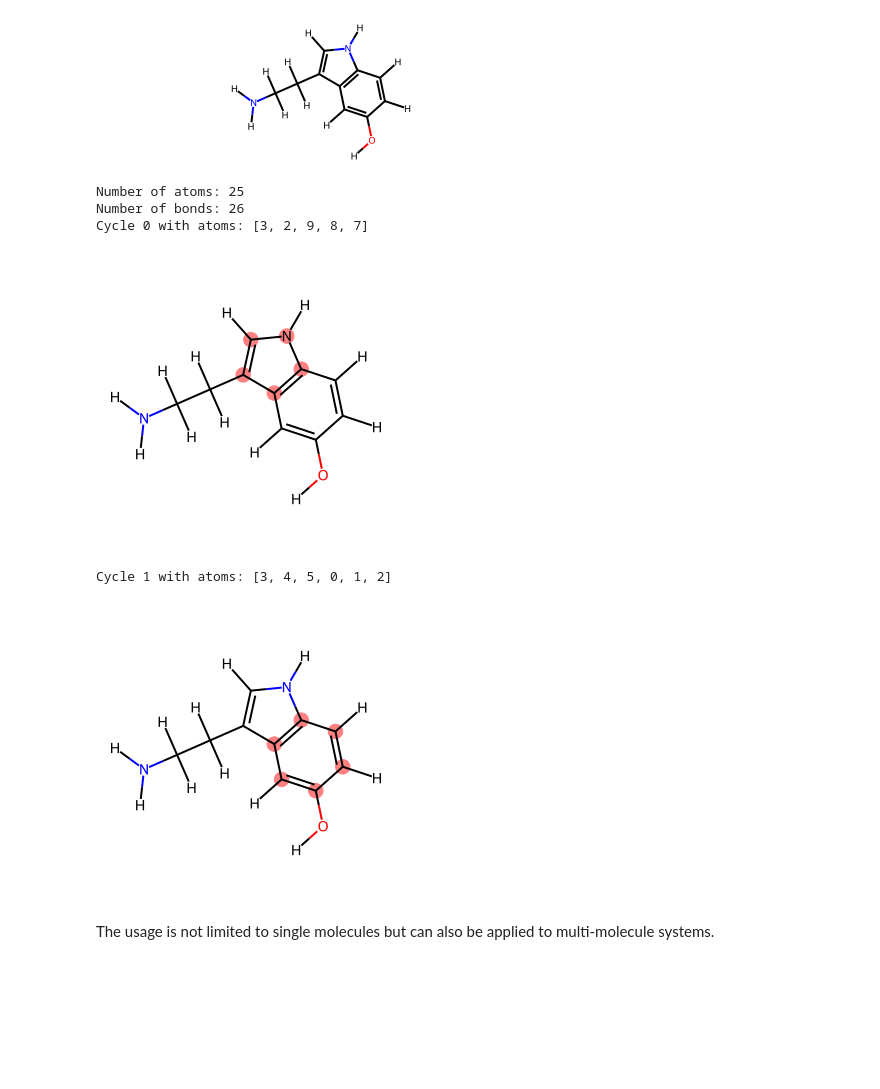
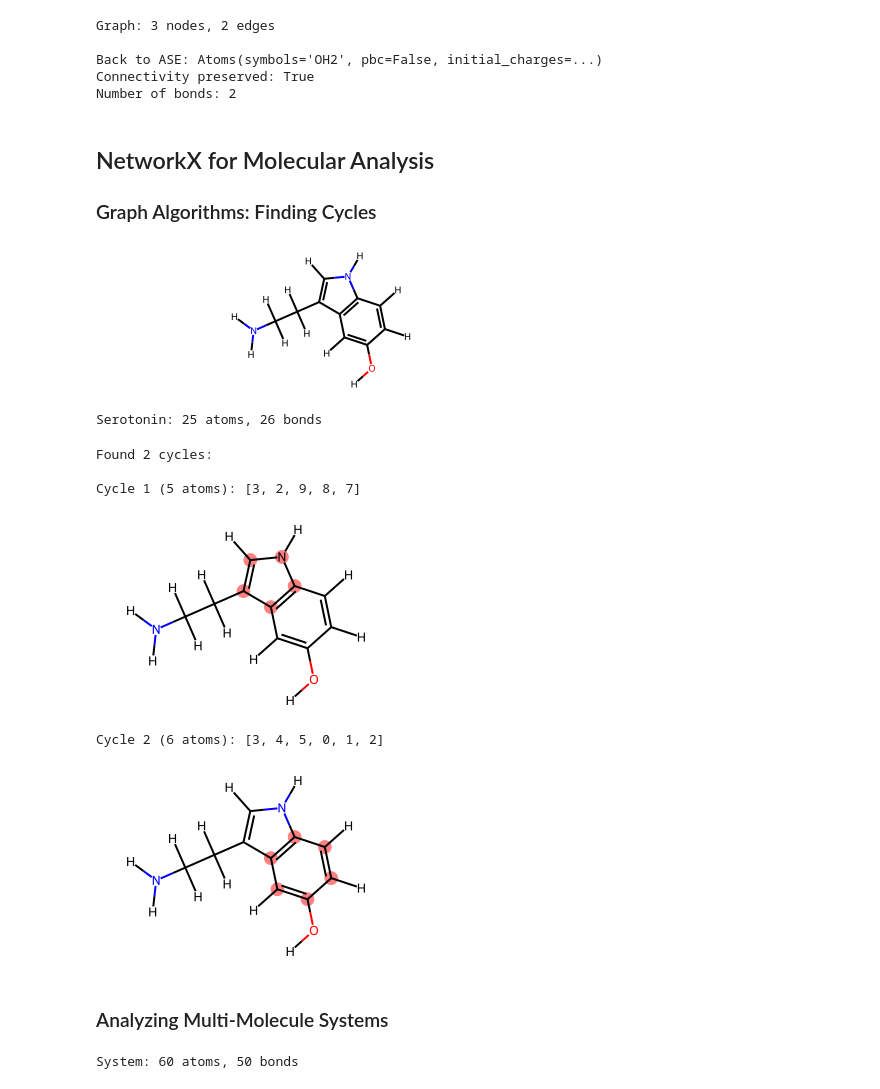
Before and after one commit to zincware/rdkit2ase, a Jupyter notebook: docs/source/networkx_tools.ipynb, the cells around one changed output. Saved outputs shown, nothing was run; the diff lists cells and outputs as text; code cells hidden in the pictures; blank space fills up the shorter version.

```diff
--- a/docs/source/networkx_tools.ipynb
+++ b/docs/source/networkx_tools.ipynb
@@ -15,26 +17,64 @@ Let's create a simple molecule - `serotonin` - and analyze its number of bonds a
+# %%
+# Create a simple molecule and convert to graph
+water = molify.smiles2atoms("O")
+water_graph = molify.ase2networkx(water)
+
+print(f"Graph: {water_graph.number_of_nodes()} nodes, {water_graph.number_of_edges()} edges")
+
+# Convert back to ASE
+water_back = molify.networkx2ase(water_graph)
+print(f"\nBack to ASE: {water_back}")
+print(f"Connectivity preserved: {'connectivity' in water_back.info}")
+print(f"Number of bonds: {len(water_back.info['connectivity'])}")
+# %% [output]
+Graph: 3 nodes, 2 edges
+
+Back to ASE: Atoms(symbols='OH2', pbc=False, initial_charges=...)
+Connectivity preserved: True
+Number of bonds: 2
+# %% [markdown]
+## NetworkX for Molecular Analysis
+
+### Graph Algorithms: Finding Cycles
 # %%
+# Create serotonin (has cycles)
 serotonin = molify.smiles2atoms("C1=CC2=C(C=C1O)C(=CN2)CCN")
-mol = molify.ase2rdkit(serotonin)
-display(mol)
+serotonin_mol = molify.ase2rdkit(serotonin)
+
+display(serotonin_mol)
+
+# Analyze with NetworkX
+graph = molify.ase2networkx(serotonin)
+print(f"\nSerotonin: {graph.number_of_nodes()} atoms, {graph.number_of_edges()} bonds")
 # %% [output]
 [figure]
+Serotonin: 25 atoms, 26 bonds
-# %%
-graph = molify.ase2networkx(serotonin)
-print(f"Number of atoms: {graph.number_of_nodes()}")
-print(f"Number of bonds: {graph.number_of_edges()}")
-for idx, cycle in enumerate(nx.cycle_basis(graph)):
-    print(f"Cycle {idx} with atoms: {cycle}")
-    display(Draw.MolToImage(mol, highlightAtoms=cycle))
-# %% [output]
-Number of atoms: 25
-Number of bonds: 26
-Cycle 0 with atoms: [3, 2, 9, 8, 7]
-[figure, removed]
-Cycle 1 with atoms: [3, 4, 5, 0, 1, 2]
-[figure, removed]
-# %% [markdown]
-The usage is not limited to single molecules but can also be applied to multi-molecule systems.
+# %%
+# Find all cycles
+cycles = nx.cycle_basis(graph)
+print(f"Found {len(cycles)} cycles:\n")
+
+for idx, cycle in enumerate(cycles):
+    print(f"Cycle {idx+1} ({len(cycle)} atoms): {cycle}")
+    # Visualize each cycle
+    display(Draw.MolToImage(serotonin_mol, highlightAtoms=cycle, size=(300, 200)))
+# %% [output]
+Found 2 cycles:
+
+Cycle 1 (5 atoms): [3, 2, 9, 8, 7]
+[figure, added]
+Cycle 2 (6 atoms): [3, 4, 5, 0, 1, 2]
+[figure, added]
+# %% [markdown]
+### Analyzing Multi-Molecule Systems
 # %%
+# Create a water/ethanol mixture
 water = molify.smiles2conformers("O", numConfs=10)
-etoh = molify.smiles2conformers("CCO", numConfs=10)
-box = molify.pack(data=[water, etoh], counts=[5, 5], density=800, packmol="packmol.jl")
+ethanol = molify.smiles2conformers("CCO", numConfs=10)
+box = molify.pack(data=[water, ethanol], counts=[5, 5], density=800, packmol="packmol.jl")
+
+# Convert to graph
+box_graph = molify.ase2networkx(box)
+print(f"System: {box_graph.number_of_nodes()} atoms, {box_graph.number_of_edges()} bonds")
+# %% [output]
+System: 60 atoms, 50 bonds
```
Also changed, not shown: parts of 20 cells of this notebook, 8 other files.
